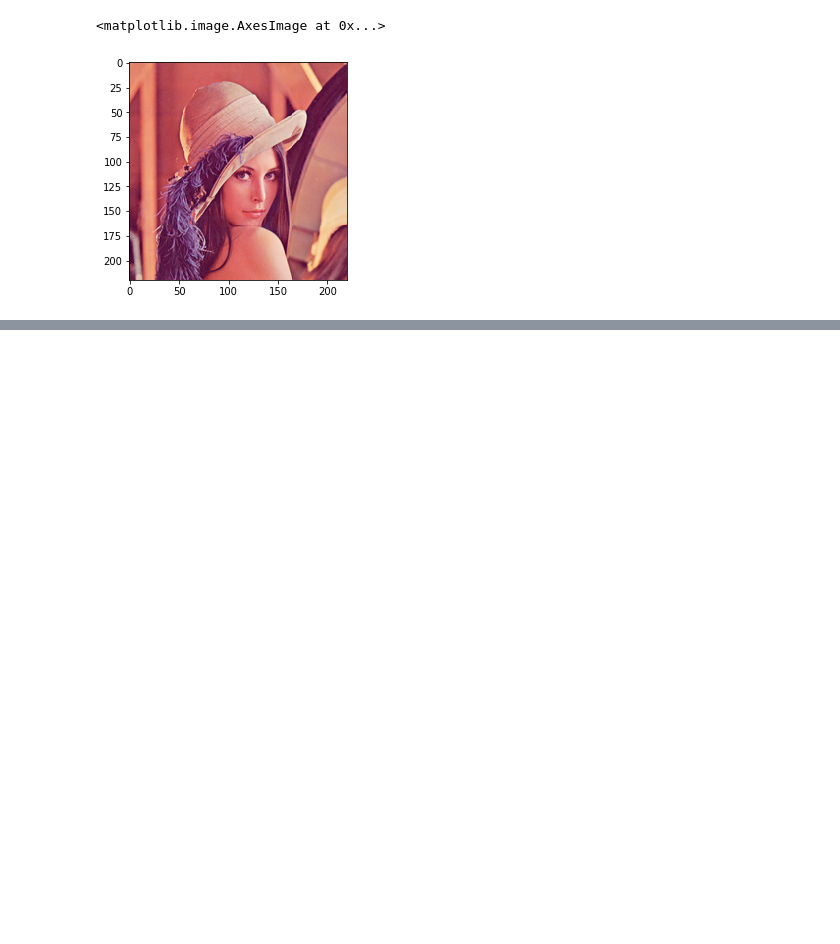
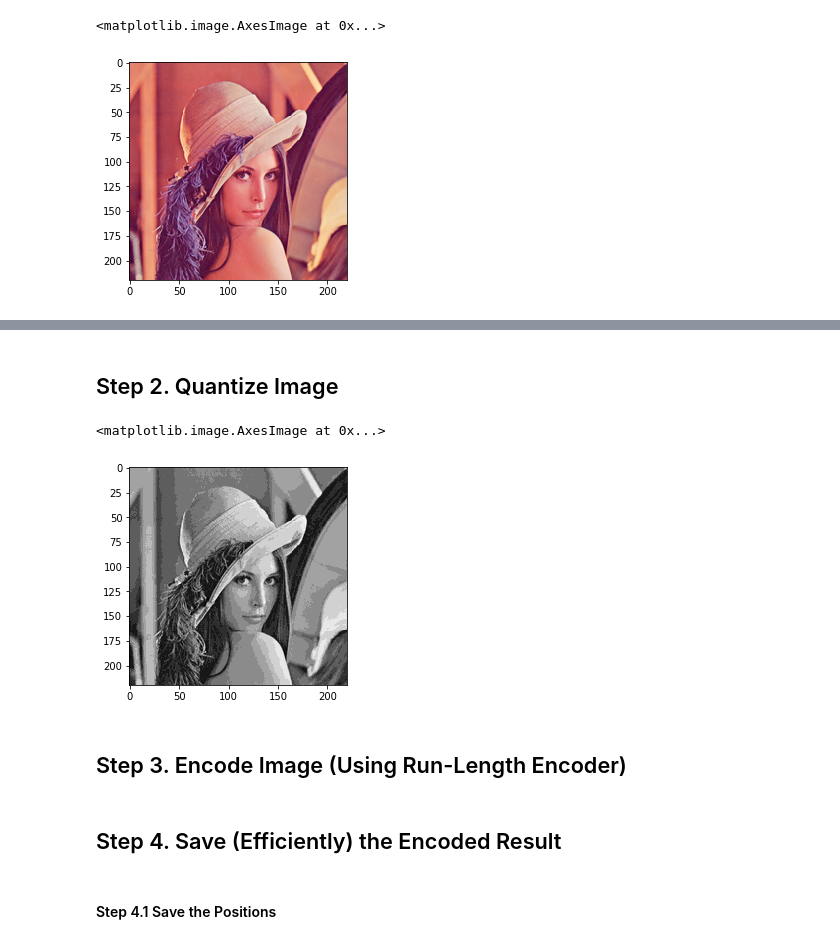
Before and after one commit to andretri/multimedia-systems-spring-2018, a Jupyter notebook: exercise-6-16.ipynb, the cells around one changed output, grey strips where cells are left out. Saved outputs shown, nothing was run; the diff lists cells and outputs as text; code cells hidden in the pictures; blank space fills up the shorter version.

```diff
--- a/exercise-6-16.ipynb
+++ b/exercise-6-16.ipynb
@@ -11,5 +12,5 @@ def ConvertGrayScale(rgbImage):
     return np.dot(rgbImage[:,:,:3], [0.2989, 0.587, 0.114])
 # %%
 def QuantizeImage(img, Q=10):
-    return np.around(np.around(img/Q, 3)*Q, 3)
+    return np.around(img/Q).astype(int)
 # %% [markdown]
@@ -97,0 +34,3 @@ plt.imsave('resources/lenna_compressed.png', decoded, cmap='gray')
+# %%
+img2PixelValues = np.asarray(img2)
+img2PixelValues
@@ -97,0 +45,10 @@ plt.imsave('resources/lenna_compressed.png', decoded, cmap='gray')
+# %% [markdown]
+## Step 2. Quantize Image
+# %%
+img3 = QuantizeImage(img2PixelValues, Q=20)
+plt.imshow(img3, cmap='gray')
+# %% [output]
+<matplotlib.image.AxesImage at 0x...>
+[figure, added]
+# %% [markdown]
+## Step 3. Encode Image (Using Run-Length Encoder)
@@ -97,0 +66,2 @@ plt.imsave('resources/lenna_compressed.png', decoded, cmap='gray')
+# %% [markdown]
+## Step 4. Save (Efficiently) the Encoded Result
@@ -97,0 +71,2 @@ plt.imsave('resources/lenna_compressed.png', decoded, cmap='gray')
+# %% [markdown]
+#### Step 4.1 Save the Positions
```
Also changed, not shown: parts of 49 cells of this notebook, 13 other files.
